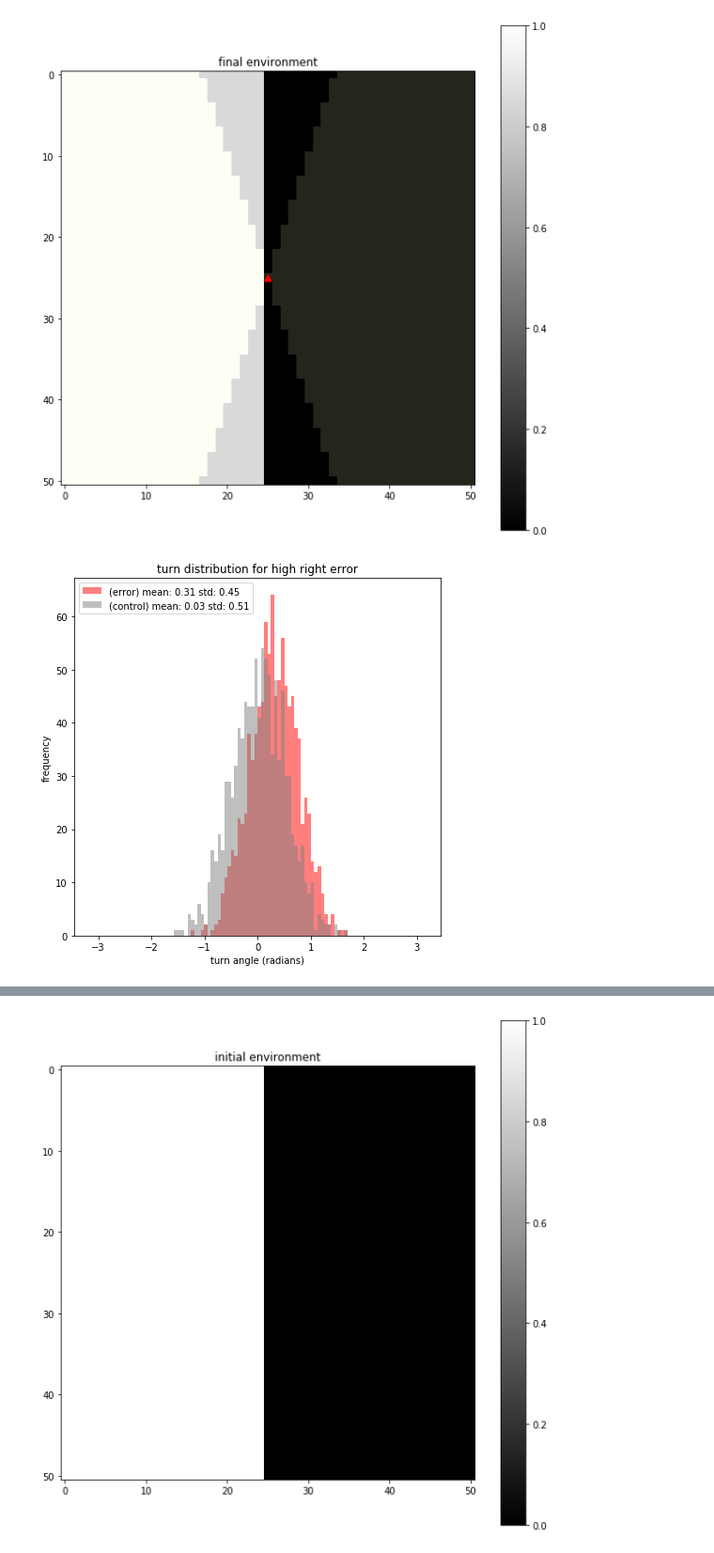
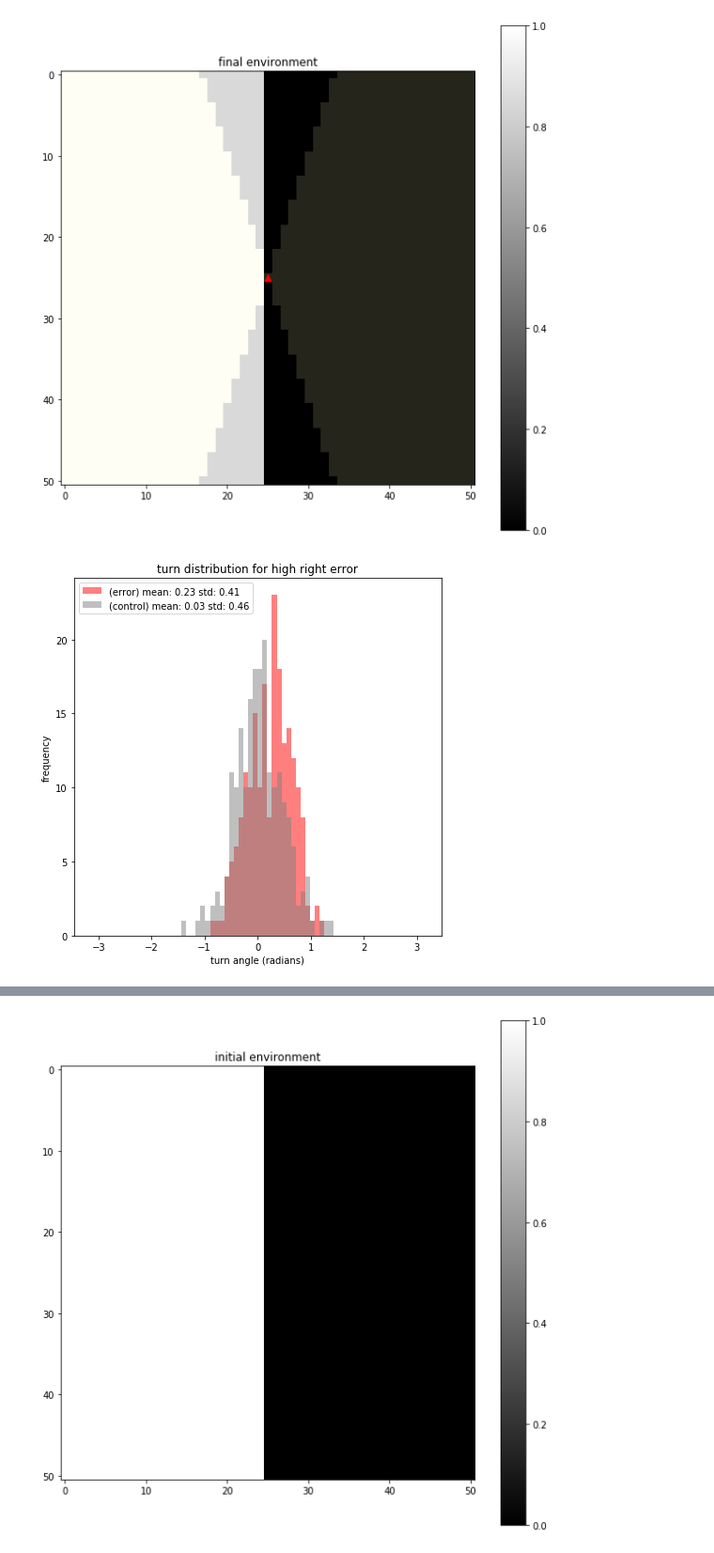
Before and after one commit to diptodip/brightfish, a Jupyter notebook: experiments/partitioned_halves.ipynb, the cells around one changed output, grey strips where cells are left out. Shown at 94% size. Saved outputs shown, nothing was run; the diff lists cells and outputs as text; code cells hidden in the pictures.

```diff
--- a/experiments/partitioned_halves.ipynb
+++ b/experiments/partitioned_halves.ipynb
@@ -10,7 +10,7 @@ import brightfish.fish as fish
 # %%
 partitioned_halves = environment.PartitionedHalves((51, 51), 100, 10001, initial_value=0.75, target_value=(1.0, 0.0), static=False)
 # %%
-f = fish.BinocularFish(np.pi/2, (25, 25), static=True, set_point=0.5, max_diff=0.75, learning_rate=5e-2, p_move=0.2, move_dist={'mu': 5.0, 'sigma': 1.0})
+f = fish.BinocularFish(np.pi/2, (25, 25), static=True, set_point=0.5, max_diff=0.75, learning_rate=1e-2, p_move=0.2, move_dist={'mu': 5.0, 'sigma': 1.0})
 # %%
 fig = plt.figure(figsize=(10, 10))
 plt.imshow(partitioned_halves.stage, cmap='gray', vmin=0, vmax=1)
@@ -27,7 +27,7 @@ plt.show()
 # %% [output]
 [figure]
 # %%
-params = f.run(partitioned_halves, 1000)
+params = f.run(partitioned_halves, 300)
 # %%
 fig = plt.figure(figsize=(10, 10))
 plt.imshow(partitioned_halves.stage, cmap='gray', vmin=0, vmax=1)
@@ -46,20 +46,20 @@ plt.show()
 # %%
 partitioned_halves = environment.PartitionedHalves((51, 51), 10001, 10001, initial_value=0.75, target_value=0.75, static=False)
 # %%
-f = fish.BinocularFish(np.pi/2, (25, 25), static=True, set_point=0.5, max_diff=0.75, learning_rate=5e-2, p_move=0.2, move_dist={'mu': 5.0, 'sigma': 1.0})
+f = fish.BinocularFish(np.pi/2, (25, 25), static=True, set_point=0.5, max_diff=0.75, learning_rate=1e-2, p_move=0.2, move_dist={'mu': 5.0, 'sigma': 1.0})
 # %%
-control_params = f.run(partitioned_halves, 1000)
+control_params = f.run(partitioned_halves, 300)
 # %%
 fig = plt.figure(figsize=(7, 7))
-plt.hist(params['theta'], range=(-np.pi, np.pi), bins=100, color='red', alpha=0.5, label=f"(error) mean: {np.mean(params['theta']):.2f} std: {np.std(params['theta']):.2f}")
-plt.hist(control_params['theta'], range=(-np.pi, np.pi), bins=100, color='gray', alpha=0.5, label=f"(control) mean: {np.mean(control_params['theta']):.2f} std: {np.std(control_params['theta']):.2f}")
+plt.hist(params['theta'][100:], range=(-np.pi, np.pi), bins=70, color='red', alpha=0.5, label=f"(error) mean: {np.mean(params['theta'][100:]):.2f} std: {np.std(params['theta'][100:]):.2f}")
+plt.hist(control_params['theta'][100:], range=(-np.pi, np.pi), bins=70, color='gray', alpha=0.5, label=f"(control) mean: {np.mean(control_params['theta'][100:]):.2f} std: {np.std(control_params['theta'][100:]):.2f}")
 plt.title('turn distribution for high right error')
 plt.xlabel('turn angle (radians)')
 plt.ylabel('frequency')
 plt.legend(loc='best')
 plt.show()
 # %% [output]
-[figure, old version]
+[figure, new version]
 # %%
 fig = plt.figure(figsize=(7, 7))
 plt.plot(params['set_point'][:300], alpha=0.7, lw=4, label='(error) set point', color='red')
```
Also changed, not shown: parts of 6 cells of this notebook.
